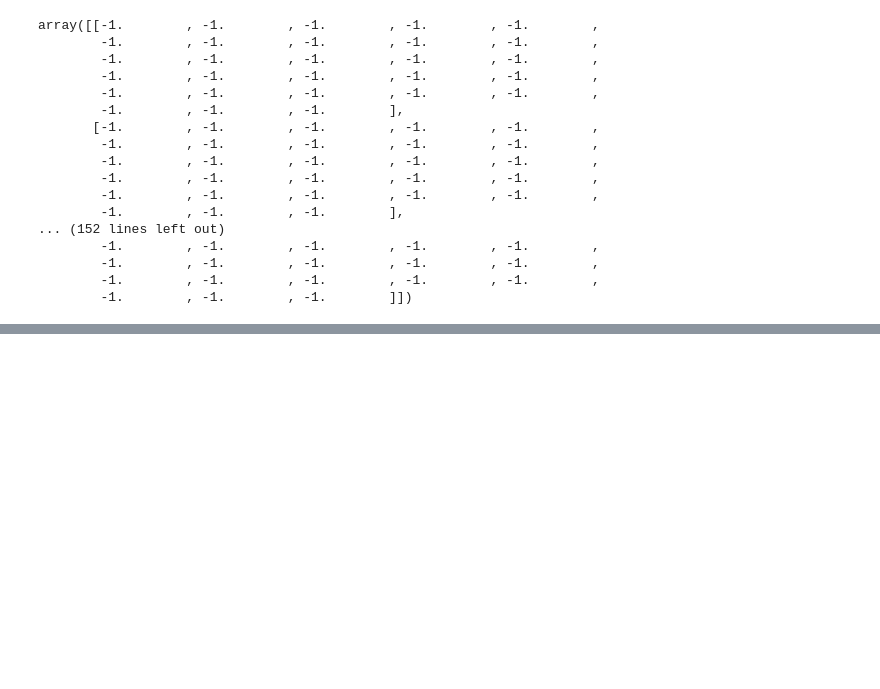
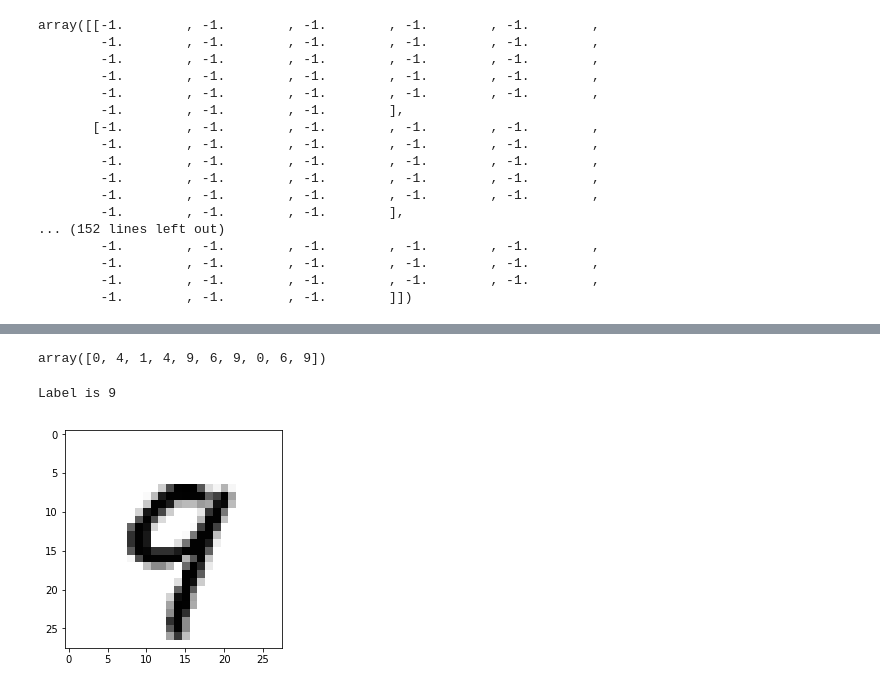
Before and after one commit to chidperi/mnist, a Jupyter notebook: Untitled.ipynb, the cells around one changed output, grey strips where cells are left out. Saved outputs shown, nothing was run; the diff lists cells and outputs as text; code cells hidden in the pictures; blank space fills up the shorter version.

```diff
--- a/Untitled.ipynb
+++ b/Untitled.ipynb
@@ -572,0 +208,9 @@ NameError: name 'get_generator_prediction' is not defined
+# %%
+mnist_data.Y_labels(predictions)
+# %% [output]
+array([0, 4, 1, 4, 9, 6, 9, 0, 6, 9])
+# %%
+mnist_data.show_image(12,test_images,test_labels)
+# %% [output]
+Label is 9
+[figure, added]
```
Also changed, not shown: parts of 30 cells of this notebook, 1 other file.
